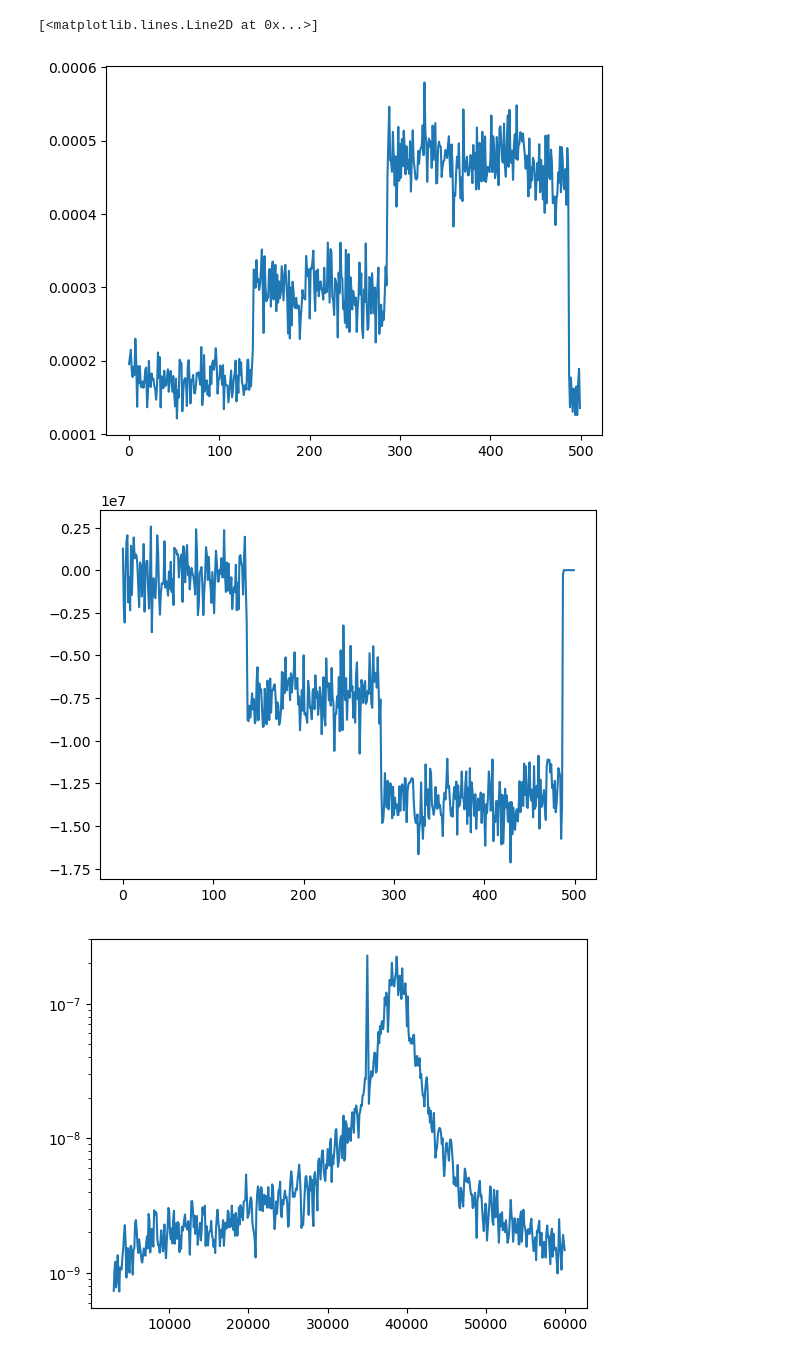
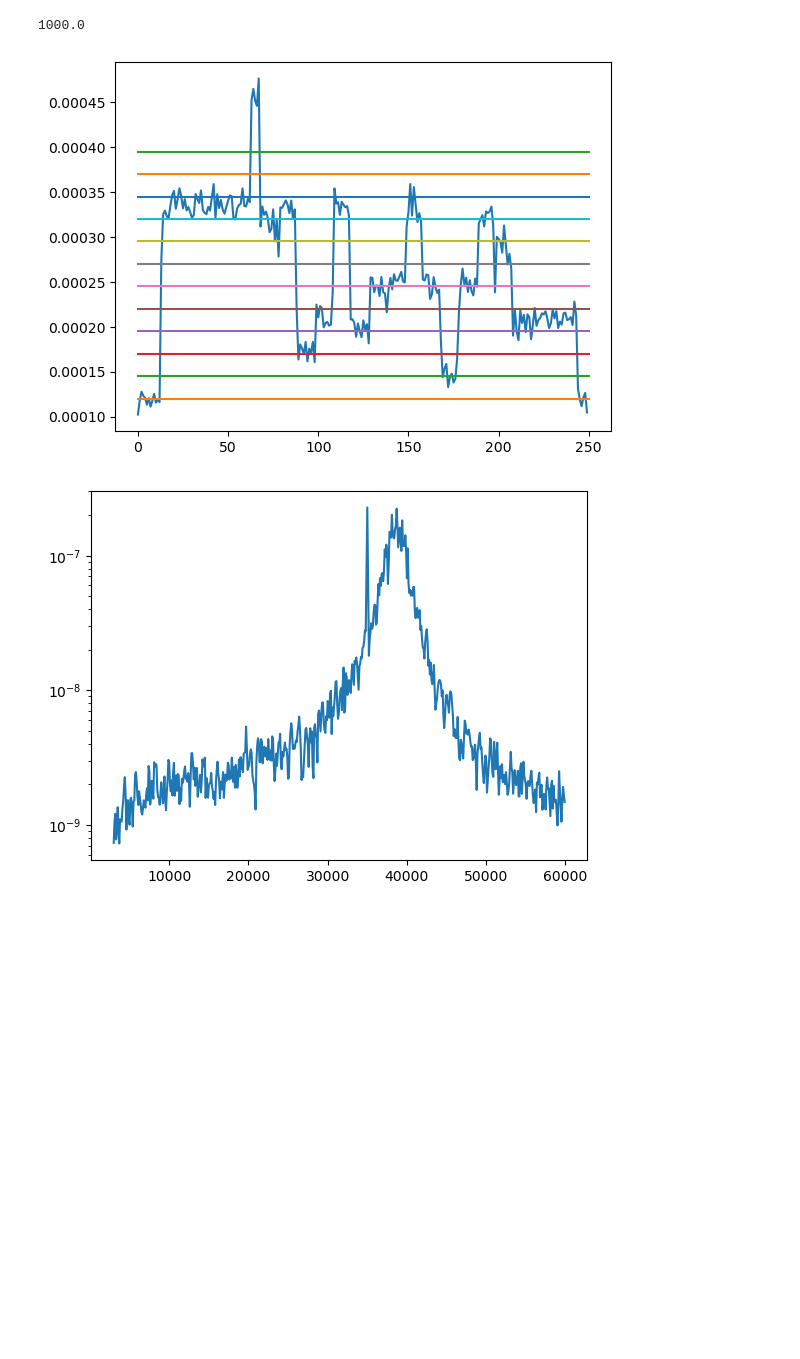
Before and after one commit to yuhants/Nanospheres, a Jupyter notebook: Experiment Analysis/Calibration/230911/Charge Measurement.ipynb, the cells around one changed output. Saved outputs shown, nothing was run; the diff lists cells and outputs as text; code cells hidden in the pictures; blank space fills up the shorter version.

```diff
--- a/Experiment Analysis/Calibration/230911/Charge Measurement.ipynb
+++ b/Experiment Analysis/Calibration/230911/Charge Measurement.ipynb
@@ -46,30 +46,32 @@ def charge_from_tt2(signal, drive, centre_freq):
     charge = max(corr, key = abs)
     return charge
 # %%
-data  = sio.loadmat('D:\\Experiment\\Calibration\\20230911\\tt3.mat')
+data  = sio.loadmat('D:\\Experiment\\Charging\\20231108\\Charging3.mat')
 # %%
-signal = np.transpose(data['A'])[0]
-drive = np.transpose(data['F'])[0]
+signal = np.transpose(data['B'])[0]
+#drive = np.transpose(data['F'])[0]
 # %%
 charge_l = []
 for i in range(0, 500, 1):
     charge = charge_from_tt2(signal[i*100000:(i+1)*100000], drive[i*100000:(i+1)*100000], 35000)
     charge_l.append(charge)
+# %%
+len(signal)/10**5
+# %% [output]
+1000.0
 # %%
 amp = []
 PSD_l = []
-for i in range(500):
-    PSD = scisig.welch(signal[i*10**5:(i+1)*10**5], fs = 10**6, nperseg = 10**4)
+for i in range(250):
+    PSD = scisig.welch(signal[i*4*10**5:(i+1)*4*10**5], fs = 10**6, nperseg = 10**4)
     PSD_l.append(PSD[1])
-    amp.append(np.sqrt(PSD[1][350]))
+    amp.append(np.sqrt(PSD[1][380]))
 # %%
 plt.plot(amp)
-plt.figure()
-plt.plot(charge_l)
+for i in range(12):
+    plt.plot([0, 250], [i*0.000025+0.00012, i*0.000025+0.00012])
 # %% [output]
-[<matplotlib.lines.Line2D at 0x...>]
-[figure, old version]
+[figure, new version]
-[figure, removed]
 # %%
 lb = 30
 ub = 600
```
Also changed, not shown: 11 other files.
